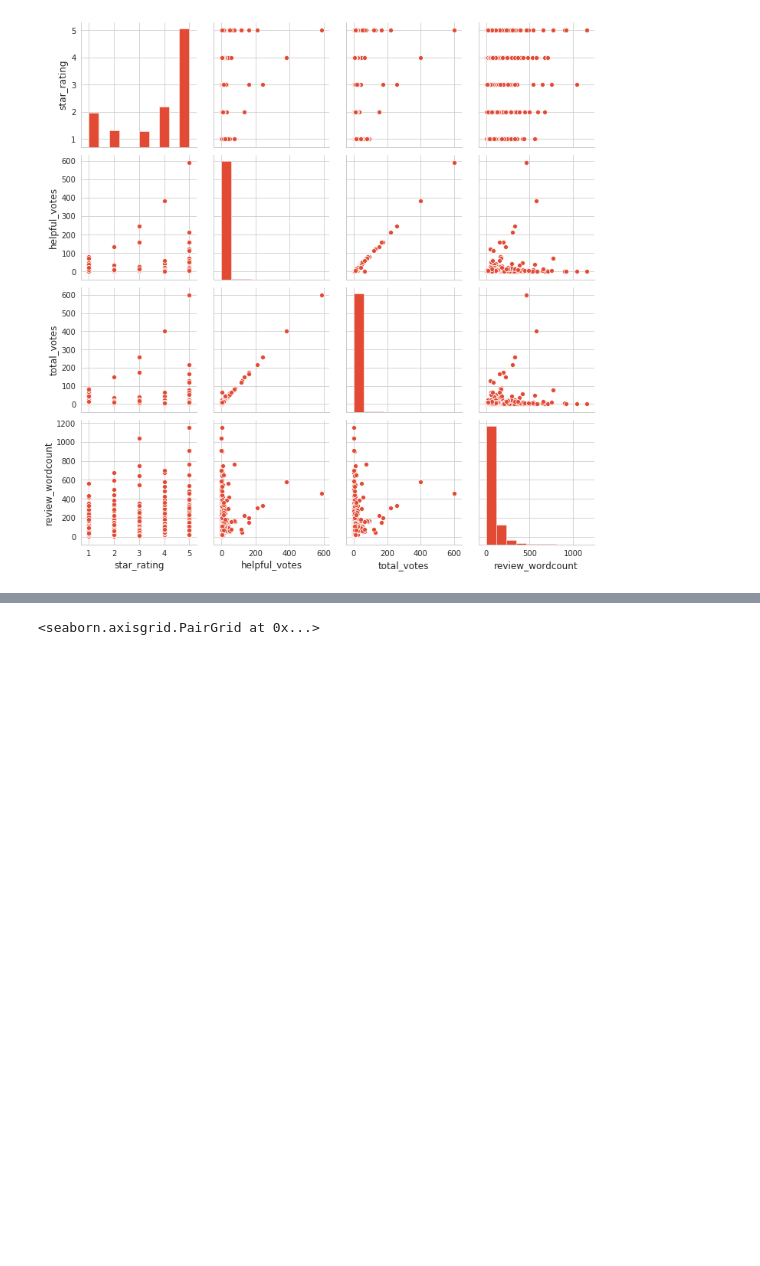
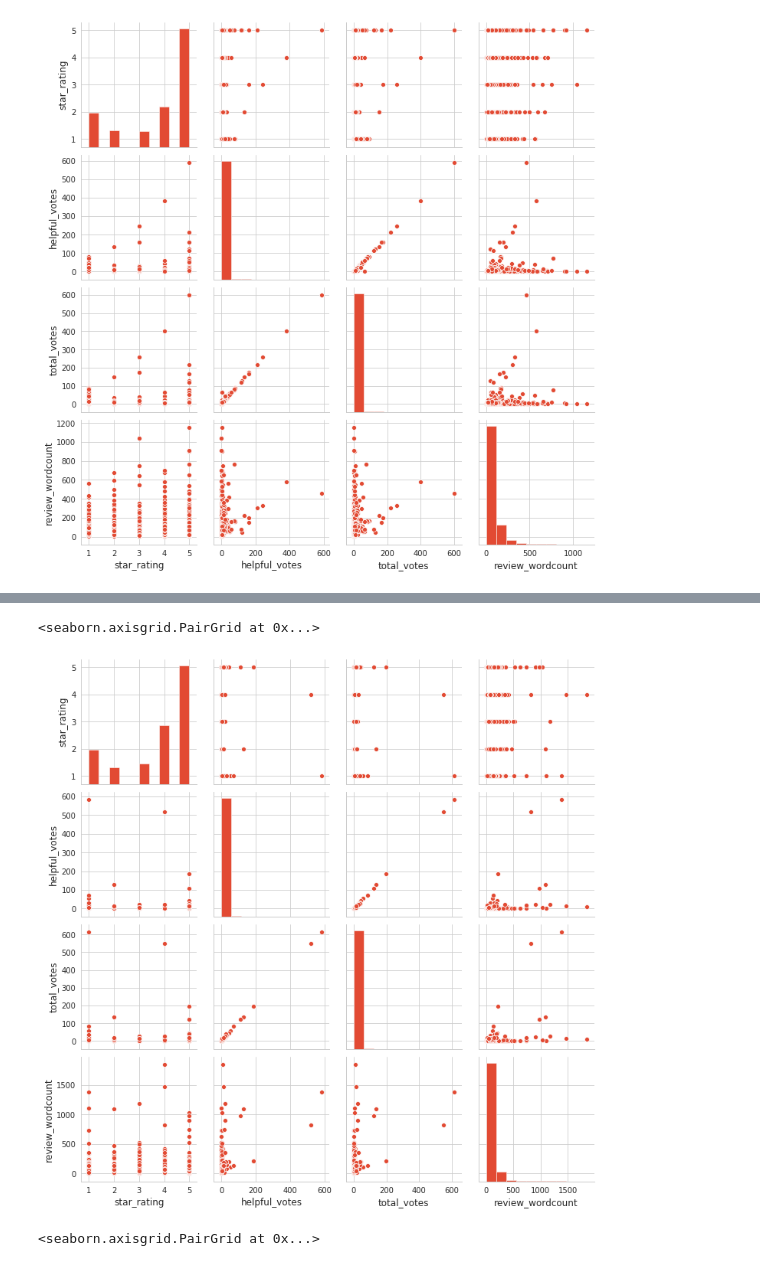
Before and after one commit to GrilledJeez/amazon_product_feature_analysis, a Jupyter notebook: EDA_&_Data_wrangling.ipynb, the cells around one changed output, grey strips where cells are left out. Cells and saved outputs as stored; diff of their text form; code cells hidden in the pictures; blank space fills up the shorter version.

```diff
--- a/EDA_&_Data_wrangling.ipynb
+++ b/EDA_&_Data_wrangling.ipynb
@@ -152 +200,6 @@ sns.pairplot(df_num)
+# %%
+sns.pairplot(df_num3)
+# %% [output]
+<seaborn.axisgrid.PairGrid at 0x...>
+[figure, added]
 # %%
```
Also changed, not shown: parts of 43 cells of this notebook, 3 other files.
